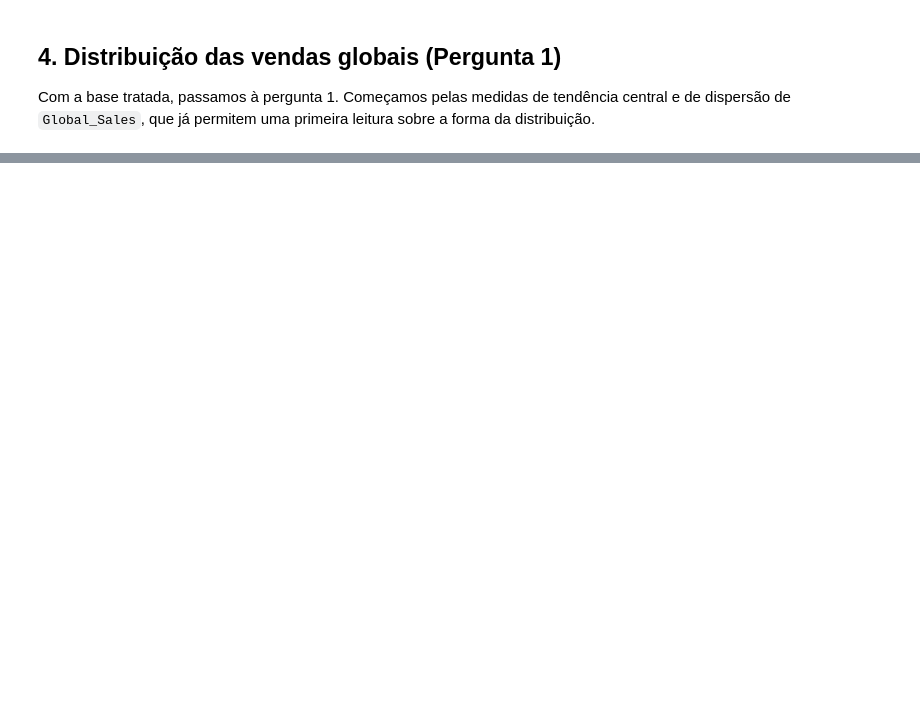
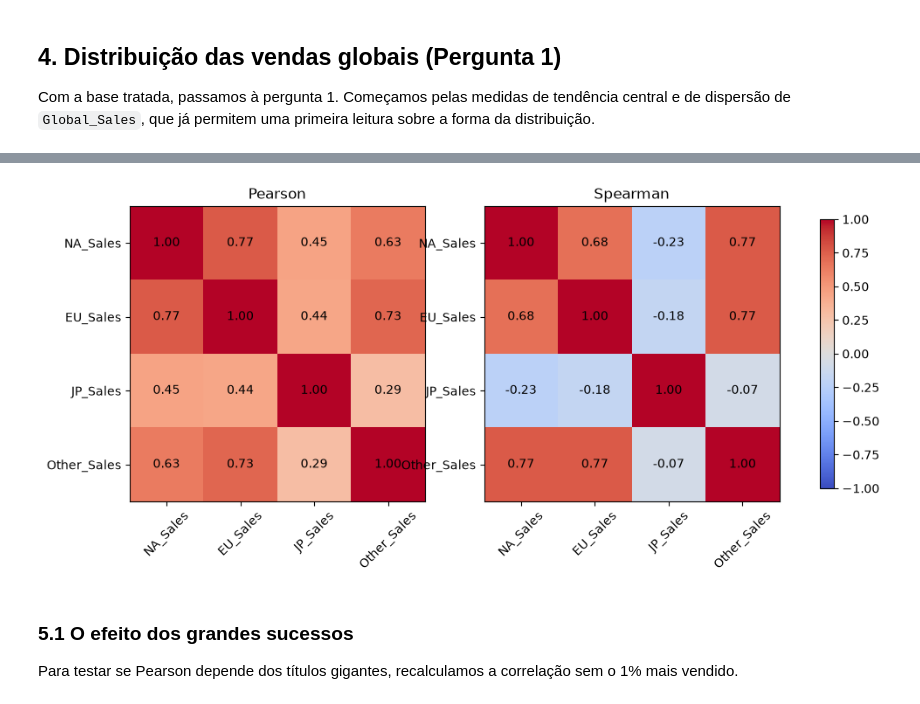
Before and after one commit to guilhermetlmelo/ProjetoEstatistica, a Jupyter notebook: process.ipynb, the cells around one changed output, grey strips where cells are left out. Drawn from its saved outputs; the diff is of its cells as text; code cells hidden in the pictures; blank space fills up the shorter version.

```diff
--- a/process.ipynb
+++ b/process.ipynb
@@ -149,0 +262,9 @@ Q1 / Q3 / IQR:    0.060 / 0.480 / 0.420
+# %%
+regioes = ["NA_Sales", "EU_Sales", "JP_Sales", "Other_Sales"]
+
+pearson  = df[regioes].corr(method="pearson")
+spearman = df[regioes].corr(method="spearman")
+
+print("Pearson:\n", pearson.round(2))
+print("\nSpearman:\n", spearman.round(2))
+print("\nDiferença (Pearson - Spearman):\n", (pearson - spearman).round(2))
@@ -149,0 +292,20 @@ Q1 / Q3 / IQR:    0.060 / 0.480 / 0.420
+# %%
+fig, ax = plt.subplots(1, 2, figsize=(12, 5))
+
+for i, (mat, nome) in enumerate([(pearson, "Pearson"), (spearman, "Spearman")]):
+    im = ax[i].imshow(mat, cmap="coolwarm", vmin=-1, vmax=1)
+    ax[i].set_xticks(range(4), regioes, rotation=45)
+    ax[i].set_yticks(range(4), regioes)
+    for r in range(4):
+        for c in range(4):
+            ax[i].text(c, r, f"{mat.iloc[r, c]:.2f}", ha="center", va="center")
+    ax[i].set_title(nome)
+
+fig.colorbar(im, ax=ax, shrink=0.8)
+plt.show()
+# %% [output]
+[figure, added]
+# %% [markdown]
+### 5.1 O efeito dos grandes sucessos
+
+Para testar se Pearson depende dos títulos gigantes, recalculamos a correlação sem o 1% mais vendido.
```
Also changed, not shown: parts of 38 cells of this notebook.
